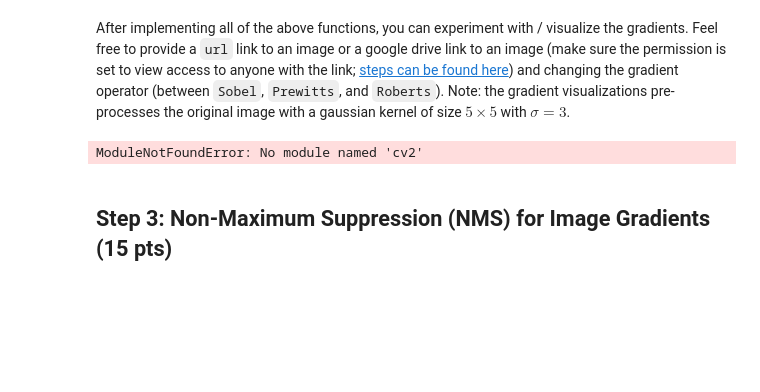
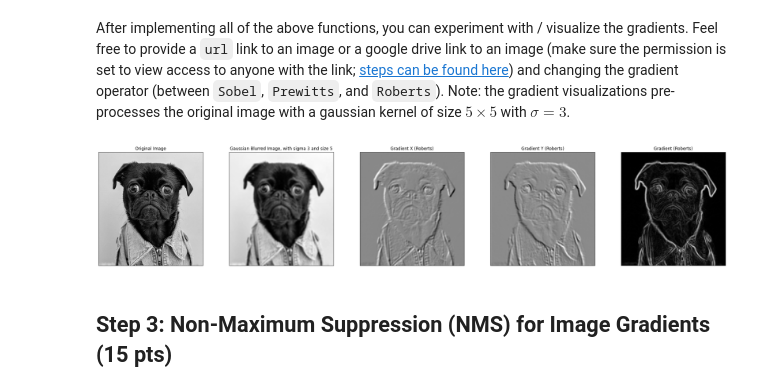
Before and after one commit to rogerwzeng/e17, a Jupyter notebook: DGMD_PSET5.ipynb, the cells around one changed output. Cells and saved outputs as stored; diff of their text form; code cells hidden in the pictures; blank space fills up the shorter version.

```diff
--- a/DGMD_PSET5.ipynb
+++ b/DGMD_PSET5.ipynb
@@ -969,7 +969,7 @@ if __name__ == "__main__":
     url = "https://drive.google.com/file/d/15HWhYP_Kjbsz5AusTuuZtLi9nmTGiviY/view?usp=drive_link" #@param { type: "string" }
     s = 3
     n = 5
-    gradient_kernel = "Sobel" #@param ["Sobel", "Prewitt", "Roberts"]
+    gradient_kernel = "Roberts" #@param ["Sobel", "Prewitt", "Roberts"]
 
     now = time.strftime("%Y%m%d-%H%M%S")
     file_name = f"img_{now}.jpeg"
@@ -1012,34 +1012,34 @@ if __name__ == "__main__":
         elif gradient_kernel == "Prewitt":
             Ix, Iy = gradients_xy_prewitt(gaussian_filtered_img)
         elif gradient_kernel == "Roberts":
             Ix, Iy = gradients_xy_roberts(gaussian_filtered_img)
 
         G_magnitude = gradient_magnitude(Ix, Iy)
 
         fig, ax = plt.subplots(1, 5, figsize=(26, 5))
         ax[0].imshow(img, cmap="gray")
         ax[0].set_title("Original Image")
         ax[1].imshow(gaussian_filtered_img, cmap="gray")
         ax[1].set_title(f"Gaussian Blurred Image, with sigma {s} and size {n}")
         ax[2].imshow(Ix, cmap="gray")
         ax[2].set_title(f"Gradient X ({gradient_kernel})")
         ax[3].imshow(Iy, cmap="gray")
         ax[3].set_title(f"Gradient Y ({gradient_kernel})")
         ax[4].imshow(G_magnitude, cmap="gray")
         ax[4].set_title(f"Gradient ({gradient_kernel})")
         for index, a in enumerate(ax):
             a.set_xticks([])
             a.set_yticks([])
         plt.tight_layout()
         plt.show()
     except NameError as e:
         print(f"ERROR: It appears some of the above code cells were not ran; please run the above code cell(s): {e}")
         raise StopExecution
     except Exception:
         print(f"ERROR: Required implementation is incorrect or incomplete")
         raise StopExecution
 # %% [output]
-ModuleNotFoundError: No module named 'cv2'
+[figure, added]
 # %% [markdown]
 ## Step 3: Non-Maximum Suppression (NMS) for Image Gradients (15 pts)
 # %% [markdown]
```
Also changed, not shown: parts of 4 cells of this notebook.
